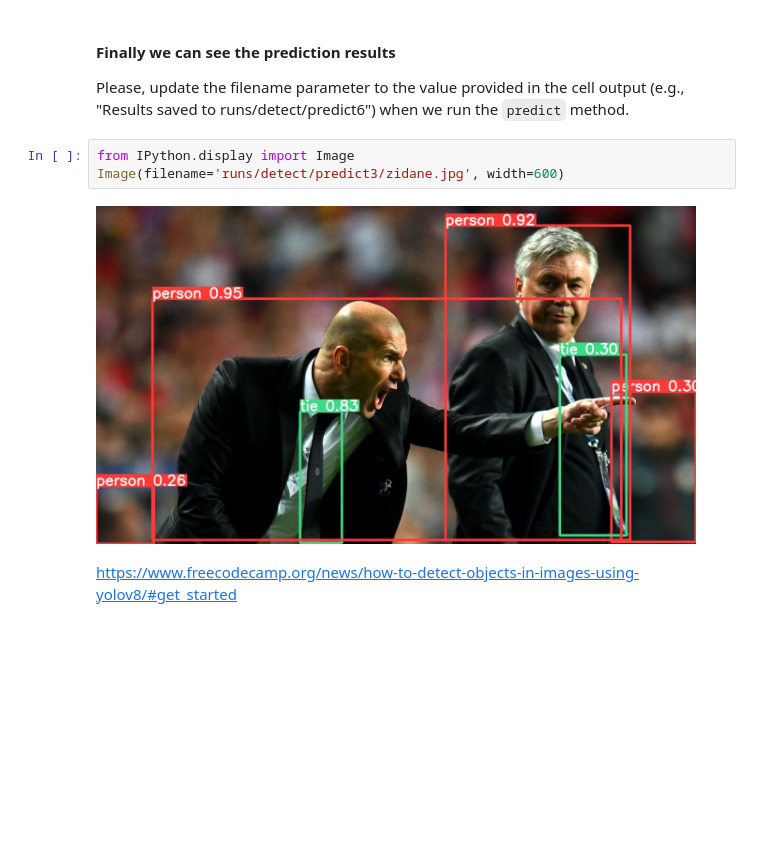
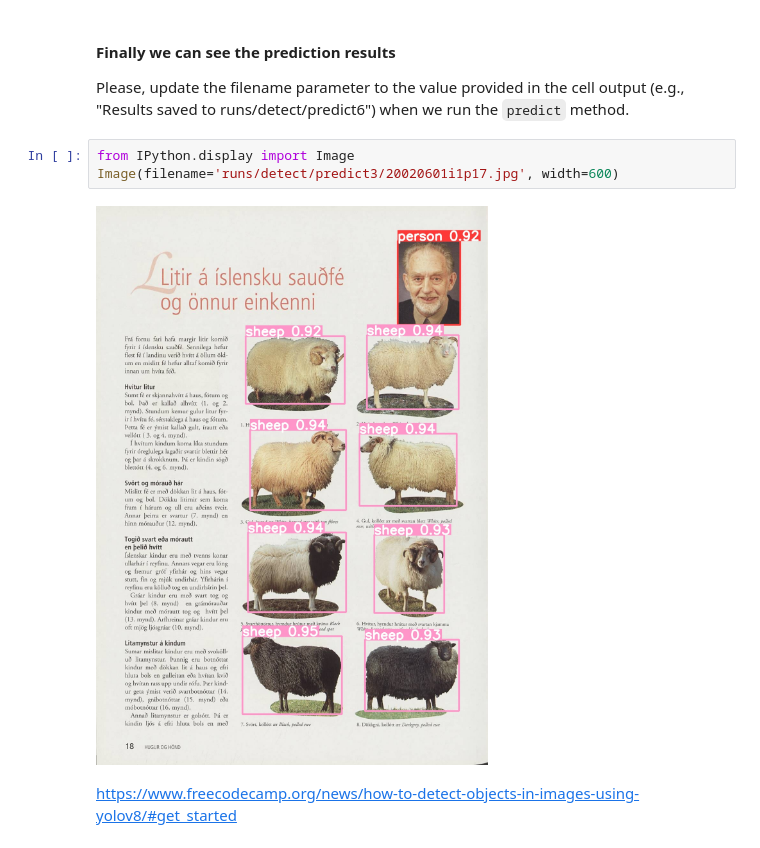
Before and after one commit to hibernator11/workshop-notebooks-dhnb2024, a Jupyter notebook: notebooks/Getting-started-with-Yolo.ipynb, the cells around one changed output. Cells and saved outputs as stored; diff of their text form; blank space fills up the shorter version.

```diff
--- a/notebooks/Getting-started-with-Yolo.ipynb
+++ b/notebooks/Getting-started-with-Yolo.ipynb
@@ -174,8 +174,8 @@ Probability: 0.26
 Please, update the filename parameter to the value provided in the cell output (e.g., "Results saved to runs/detect/predict6") when we run the `predict` method.
 # %%
 from IPython.display import Image
-Image(filename='runs/detect/predict3/zidane.jpg', width=600)
+Image(filename='runs/detect/predict3/20020601i1p17.jpg', width=600)
 # %% [output]
-[figure, old version]
+[figure, new version]
 # %% [markdown]
 https://www.freecodecamp.org/news/how-to-detect-objects-in-images-using-yolov8/#get_started
```
Also changed, not shown: parts of 9 cells of this notebook, 1 other file.
